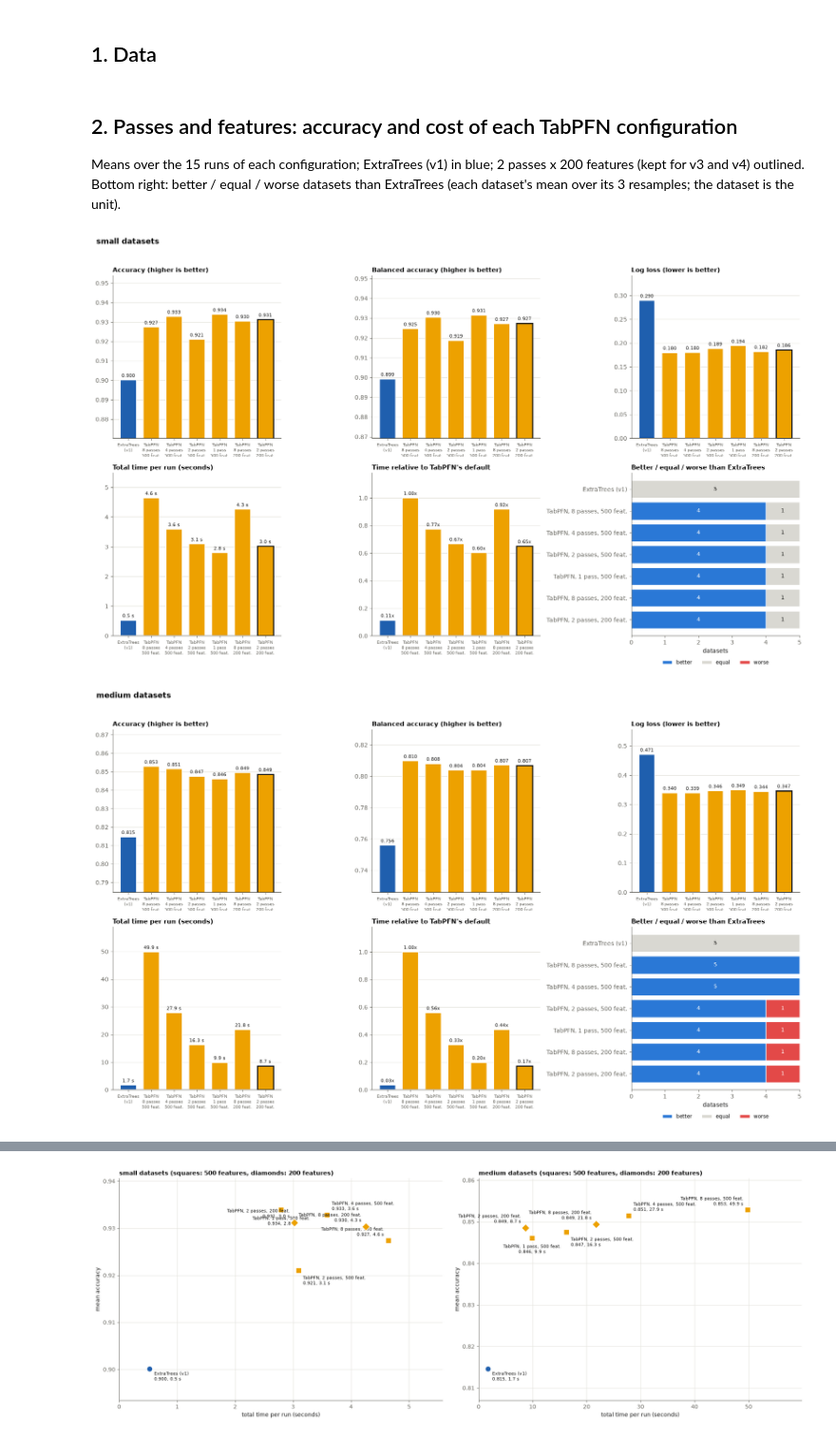
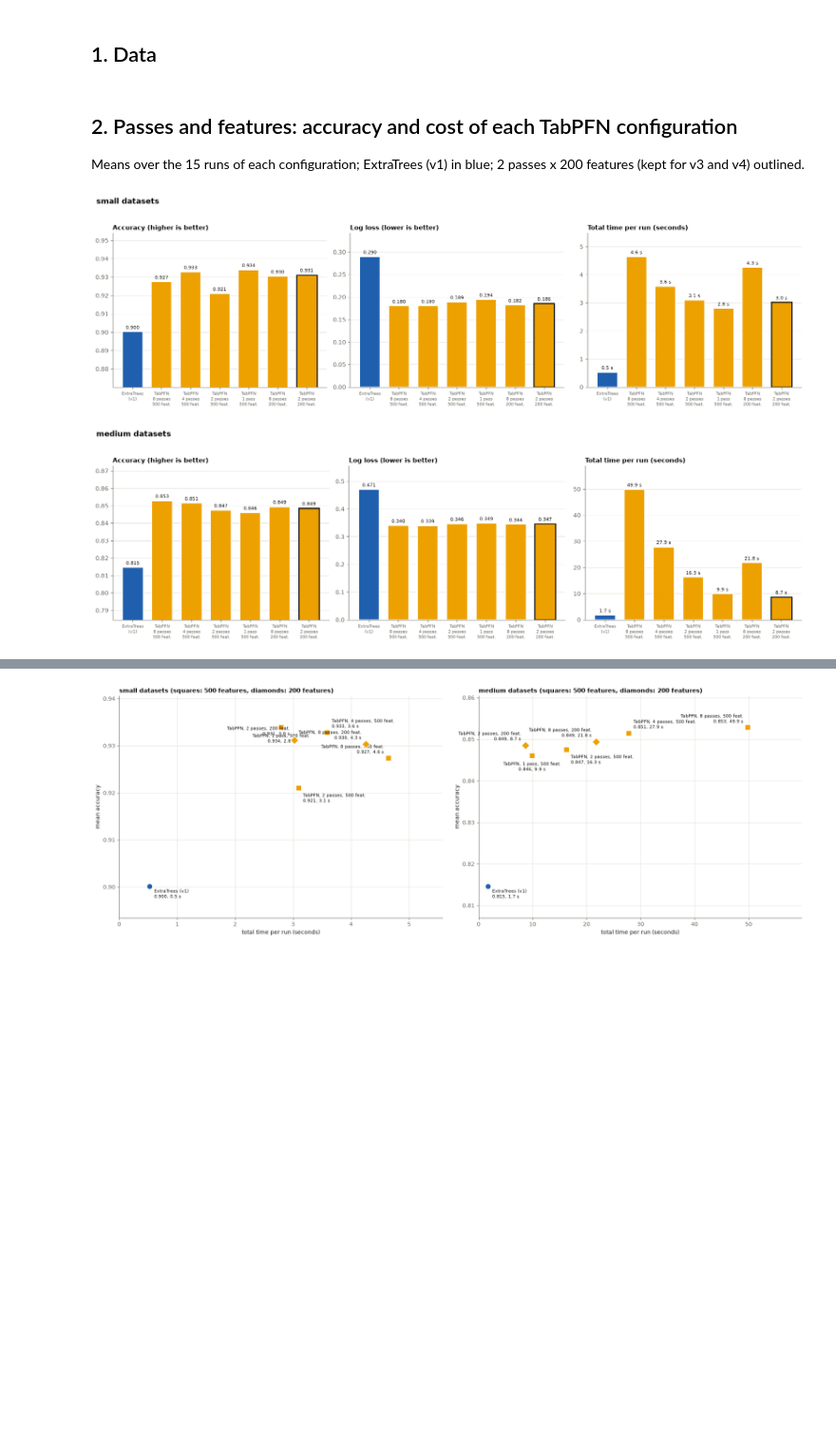
Before and after one commit to Constantin-87/quant-reproduction, a Jupyter notebook: notebooks/03_cheap-tabpfn.ipynb, the cells around one changed output, grey strips where cells are left out. Shown at 95% size. Saved outputs shown, nothing was run; the diff lists cells and outputs as text; code cells hidden in the pictures; blank space fills up the shorter version.

```diff
--- a/notebooks/03_cheap-tabpfn.ipynb
+++ b/notebooks/03_cheap-tabpfn.ipynb
@@ -81,47 +62,36 @@ def config_label(c, lines=True):
 ## 2. Passes and features: accuracy and cost of each TabPFN configuration
 
 Means over the 15 runs of each configuration; ExtraTrees (v1) in blue; 2 passes x 200 features (kept for v3 and v4)
-outlined. Bottom right: better / equal / worse datasets than ExtraTrees (each dataset's mean over its 3 resamples;
-the dataset is the unit).
+outlined.
 # %%
-MAIN, PER_CONFIG = {}, {}              # per list: the configurations without a context cap, and their means
+MAIN = ["extratrees"] + ALL_CONFIGS        # ExtraTrees (v1) first, then the TabPFN configurations
+PER_CONFIG = {}                            # per list: the mean of each metric per configuration
 for group in GROUPS:
     runs = sweep_runs(group)
-    main = MAIN[group] = ["extratrees"] + ALL_CONFIGS
-    per_config = runs[runs["classifier"].isin(main)].groupby("classifier")[
-        ["accuracy", "balanced_accuracy", "log_loss", "total_time"]].mean().reindex(main)
-    # one row per run, one column per (metric, configuration), e.g. paired[("total_time", "extratrees")]
-    paired = runs.pivot_table(index=key, columns="classifier", values=["accuracy", "total_time"])
-    default_time = paired[("total_time", "tabpfn-e8f500")].sum()
-    per_config["time vs default"] = [paired[("total_time", c)].sum() / default_time for c in main]
+    per_config = runs.groupby("classifier")[["accuracy", "log_loss", "total_time"]].mean().reindex(MAIN)
     PER_CONFIG[group] = per_config
-    per_dataset = paired["accuracy"].groupby(level="dataset").mean()      # each dataset: the mean of its 3 resamples
-    wdl_vs_et = [wdl_counts(per_dataset[c] - per_dataset["extratrees"]) for c in main]
 
-    colors = [COLORS["extratrees"] if c == "extratrees" else COLORS["tabpfn"] for c in main]
-    x = np.arange(len(main))
-    fig, axes = plt.subplots(2, 3, figsize=(17, 10.5))
-    panels = [(axes[0, 0], "accuracy", "Accuracy (higher is better)", "{:.3f}", True),
-              (axes[0, 1], "balanced_accuracy", "Balanced accuracy (higher is better)", "{:.3f}", True),
-              (axes[0, 2], "log_loss", "Log loss (lower is better)", "{:.3f}", False),
-              (axes[1, 0], "total_time", "Total time per run (seconds)", "{:.1f} s", False),
-              (axes[1, 1], "time vs default", "Time relative to TabPFN's default", "{:.2f}x", False)]
+    colors = [COLORS["extratrees"] if c == "extratrees" else COLORS["tabpfn"] for c in MAIN]
+    x = np.arange(len(MAIN))
+    fig, axes = plt.subplots(1, 3, figsize=(17, 5.2))
+    panels = [(axes[0], "accuracy", "Accuracy (higher is better)", "{:.3f}", True),
+              (axes[1], "log_loss", "Log loss (lower is better)", "{:.3f}", False),
+              (axes[2], "total_time", "Total time per run (seconds)", "{:.1f} s", False)]
     for ax, column, title, fmt, zoomed in panels:
         bars = ax.bar(x, per_config[column], 0.7, color=colors, edgecolor="white", linewidth=1.2)
-        bars[main.index("tabpfn-e2f200")].set_edgecolor(TEXT)          # a dark outline: 2 passes, 200 features
-        bars[main.index("tabpfn-e2f200")].set_linewidth(2)
+        bars[MAIN.index("tabpfn-e2f200")].set_edgecolor(TEXT)          # a dark outline: 2 passes, 200 features
+        bars[MAIN.index("tabpfn-e2f200")].set_linewidth(2)
         ax.bar_label(bars, fmt=fmt, padding=3, fontsize=8, color=TEXT)
-        ax.set_xticks(x, [config_label(c) for c in main], fontsize=7.5)
+        ax.set_xticks(x, [config_label(c) for c in MAIN], fontsize=7.5)
         ax.set_title(title, loc="left")
-        if zoomed:                                                    # accuracy-type metrics: zoomed in on the values
+        if zoomed:                                                    # accuracy: zoomed in on the values
             ax.set_ylim(per_config[column].min() - 0.03, min(1.0, per_config[column].max() + 0.02))
         else:
             ax.set_ylim(0, per_config[column].max() * 1.18)
-    stacked_wdl(axes[1, 2], [config_label(c, lines=False) for c in main], wdl_vs_et, "Better / equal / worse than ExtraTrees")
-    group_title(fig, group, top=0.96)
+    group_title(fig, group, top=0.95)
     plt.show()
 # %% [output]
-[figure, old version]
+[figure, new version]
-[figure, old version]
+[figure, new version]
 # %% [markdown]
 ## 3. The trade-off: accuracy vs time
```
Also changed, not shown: parts of 8 cells of this notebook, 9 other files.
